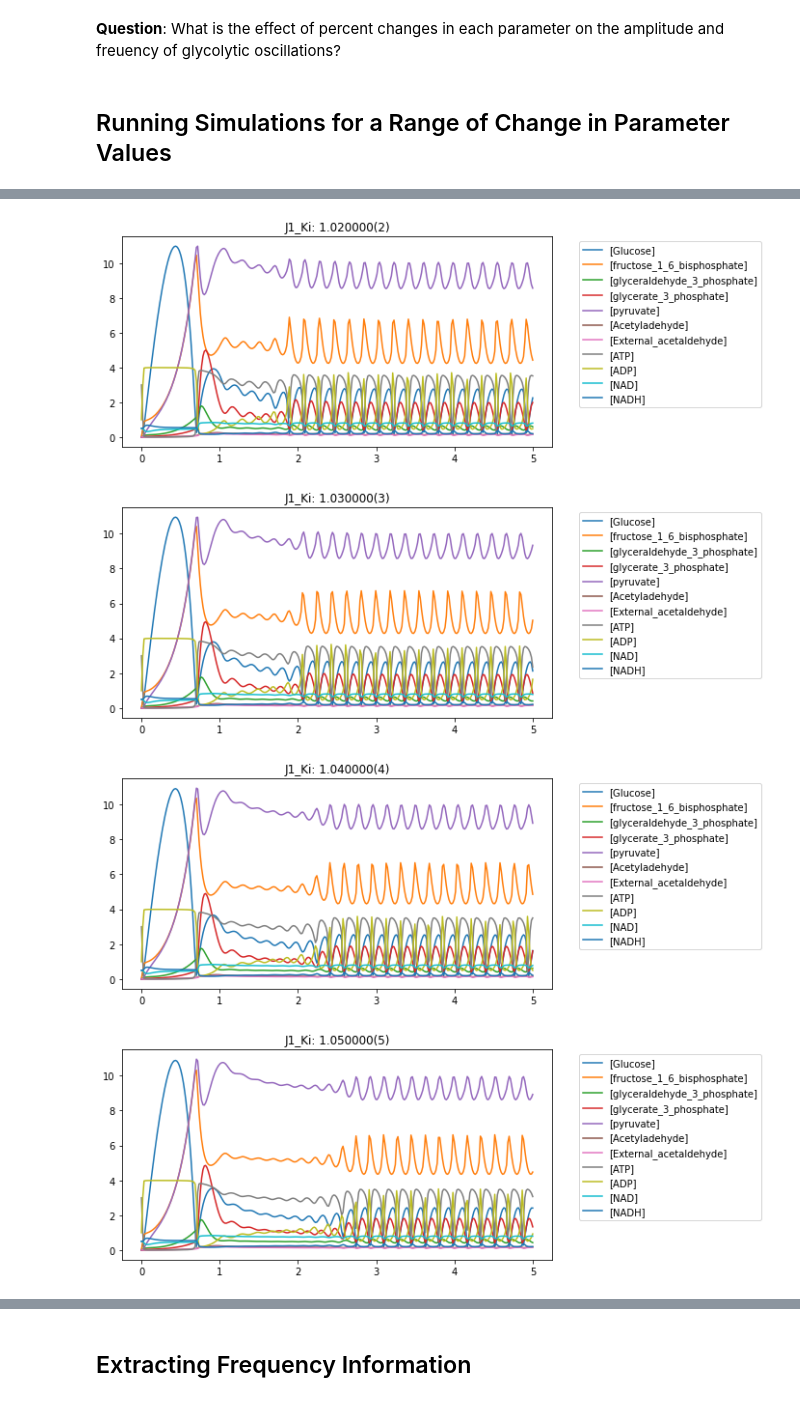
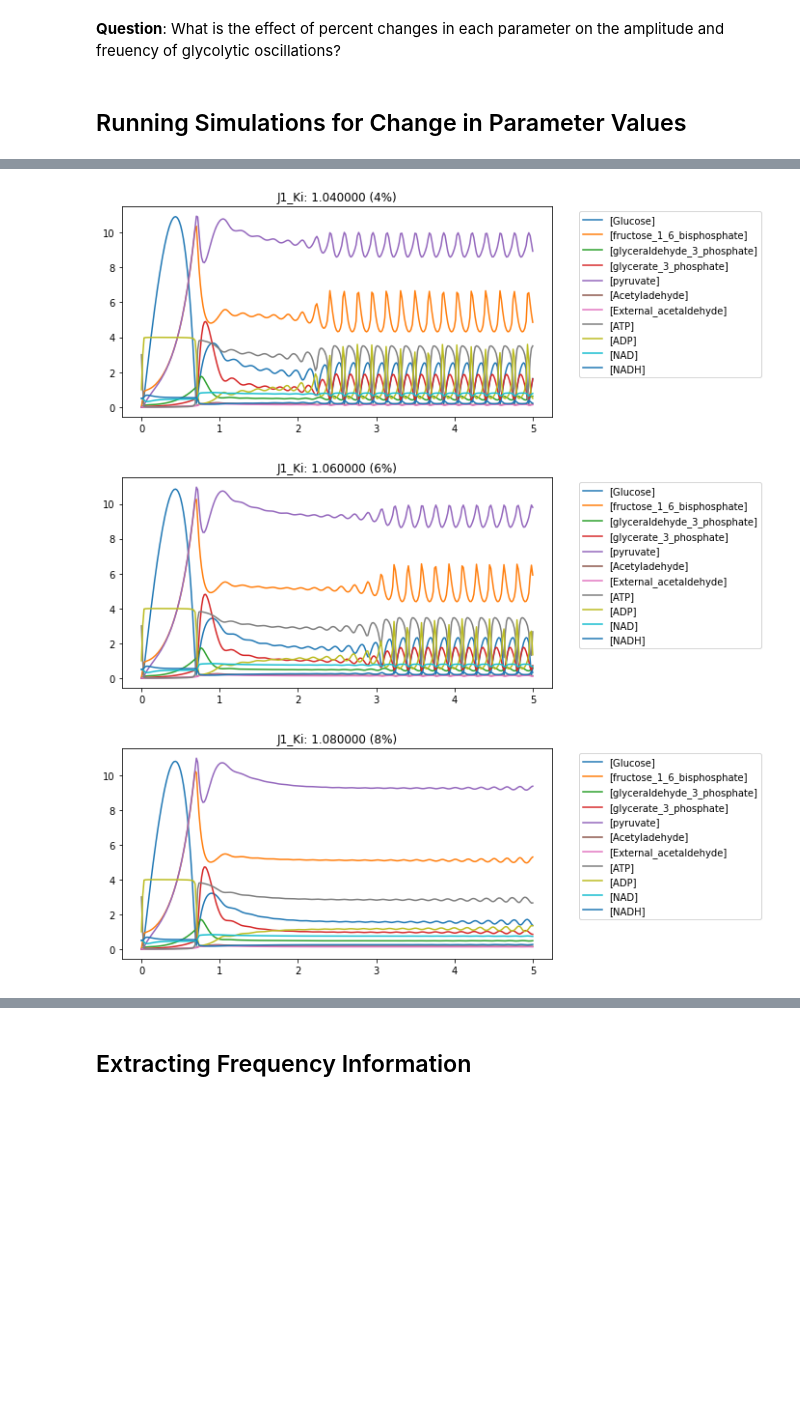
Before and after one commit to ModelEngineering/advancing-biomedical-models, a Jupyter notebook: lecture_5/5_computational_experiments_OFT.ipynb, the cells around one changed output, grey strips where cells are left out. Drawn from its saved outputs; the diff is of its cells as text; code cells hidden in the pictures; blank space fills up the shorter version.

```diff
--- a/lecture_5/5_computational_experiments_OFT.ipynb
+++ b/lecture_5/5_computational_experiments_OFT.ipynb
@@ -11,0 +8,4 @@ TIME = "time"
+# %%
+# Constants
+TIME = "time"
+SMALLEST_PCT = -100  # Smallest percent change in a parameter value
@@ -71,49 +127,53 @@ timePlots()
 # %% [markdown]
 **Question**: What is the effect of percent changes in each parameter on the amplitude and freuency of glycolytic oscillations?
 # %% [markdown]
-## Running Simulations for a Range of Change in Parameter Values
+## Running Simulations for Change in Parameter Values
 # %%
 parameter = "J1_k1"
 changeFracs = [-1, 0, 1]
 roadrunner = WOLF_RR
 
-def runSimulations(parameter, changeFracs, isPlot=True):
+def runSimulations(parameter, percents, isPlot=True):
     """
     Runs experiments and produces plots for the fractional changes in parameter values.
 
     Parameters
     ----------
     parameter: str
-    changeFracs: list-float
-        list of fractional change in values
-          (smallest value is -1)
+    percents: list-float
+        list of percent change in values
+          (smallest value is -100)
 
     Returns
     -------
-    dict: key=change fraction, value=data
+    dict: key=pct, value=data
     """
     roadrunner = te.loada(WOLF_MODEL)
     baseValue = roadrunner[parameter]
     if not parameter in roadrunner.keys():
         raise ValueError("Unknown parameter name: %s" % parameter)
     resultDct = {}
-    for frac in changeFracs:
+    for percent in percents:
         roadrunner.resetAll()
-        frac = max(frac, -1)
+        percent = max(percent, SMALLEST_PCT)
+        frac = 0.01*percent
         newValue = baseValue*(1 + frac)
         roadrunner[parameter] = newValue
         data = roadrunner.simulate(START, END, NUMPT)
-        pct = int(frac*100)
-        title = "%s: %f(%d)" % (parameter, newValue, pct)
-        resultDct[frac] = data
+        title = "%s: %f (%d%%)" % (parameter, newValue, percent)
+        resultDct[percent] = data
         if isPlot:
             timePlots(data=data, title=title)
     return resultDct
+
+# Tests
+percents = [-10, 0, 10]
+resultDct = runSimulations("J1_Ki", percents, isPlot=False)
+assert(len(set(percents).symmetric_difference(resultDct.keys())) == 0)
 # %%
 # Experiments
-changes = np.array(range(11))
+changes = 2*np.array(range(5))
 length = len(changes)
 #changes = changes - float((length - 1)/2)
-changes = 0.01*changes
 _ = runSimulations("J1_Ki", changes)
 # %% [output]
@@ -122,4 +182,3 @@ _ = runSimulations("J1_Ki", changes)
-[figure, old version]
+[figure, new version]
-[figure, old version]
+[figure, new version]
-[figure, old version]
+[figure, new version]
-[figure, removed]
```
Also changed, not shown: parts of 19 cells of this notebook, 1 other file.
